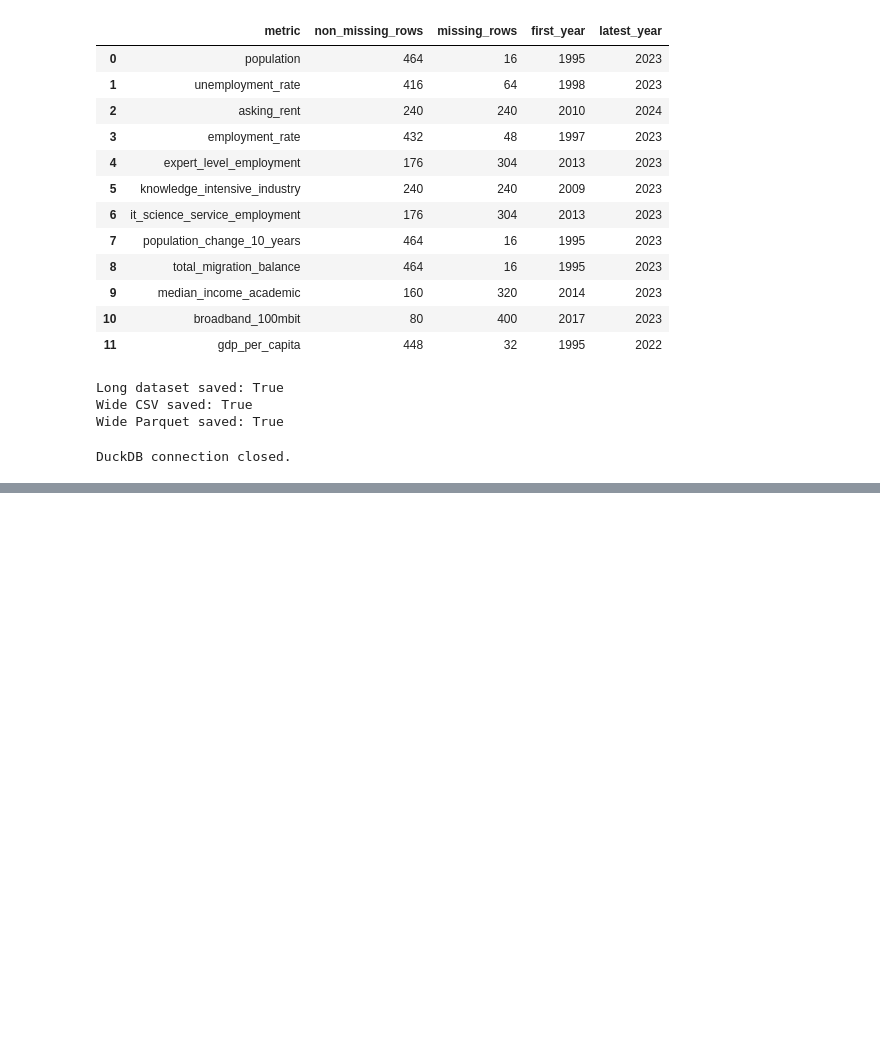
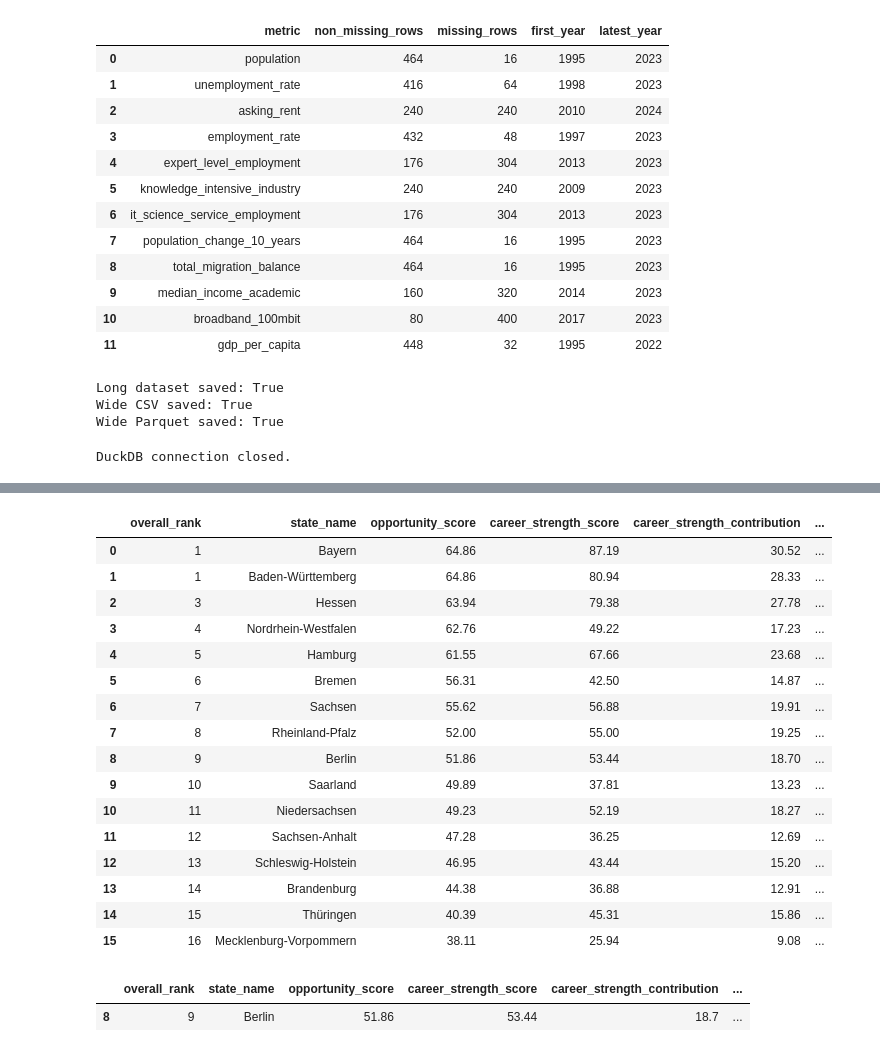
Before and after one commit to maaz2692/datacareer-germany, a Jupyter notebook: notebooks/datacareer_germany_analysis.ipynb, the cells around one changed output, grey strips where cells are left out. Cells and saved outputs as stored; diff of their text form; code cells hidden in the pictures; blank space fills up the shorter version.

```diff
--- a/notebooks/datacareer_germany_analysis.ipynb
+++ b/notebooks/datacareer_germany_analysis.ipynb
@@ -1017,0 +2245,18 @@ DuckDB connection closed.
+# %%
+CATEGORY_LABELS = {
+    "career_strength_score": "Career strength",
+    "affordability_score": "Affordability",
+    "income_economic_score": "Income and economy",
+    "digital_readiness_score": "Digital readiness",
+    "regional_momentum_score": "Regional momentum"
+}
+
+for category, weight in DEFAULT_CATEGORY_WEIGHTS.items():
+    contribution_column = category.replace(
+        "_score",
+        "_contribution"
+    )
+
+    analysis_snapshot[contribution_column] = (
+        analysis_snapshot[category] * weight
+    )
@@ -1017,0 +2292,54 @@ DuckDB connection closed.
+# %%
+ranking_contributions = (
+    analysis_snapshot[
+        [
+            "overall_rank",
+            "state_name",
+            "opportunity_score",
+            "career_strength_score",
+            *contribution_columns
+        ]
+    ]
+    .sort_values(
+        by=[
+            "opportunity_score",
+            "career_strength_score"
+        ],
+        ascending=[
+            False,
+            False
+        ]
+    )
+    .reset_index(drop=True)
+)
+
+display(
+    ranking_contributions.round(2)
+)
+# %% [output]
+|  | overall_rank | state_name | opportunity_score | career_strength_score | career_strength_contribution | ... |
+| 0 | 1 | Bayern | 64.86 | 87.19 | 30.52 | ... |
+| 1 | 1 | Baden-Württemberg | 64.86 | 80.94 | 28.33 | ... |
+| 2 | 3 | Hessen | 63.94 | 79.38 | 27.78 | ... |
+| 3 | 4 | Nordrhein-Westfalen | 62.76 | 49.22 | 17.23 | ... |
+| 4 | 5 | Hamburg | 61.55 | 67.66 | 23.68 | ... |
+| 5 | 6 | Bremen | 56.31 | 42.50 | 14.87 | ... |
+| 6 | 7 | Sachsen | 55.62 | 56.88 | 19.91 | ... |
+| 7 | 8 | Rheinland-Pfalz | 52.00 | 55.00 | 19.25 | ... |
+| 8 | 9 | Berlin | 51.86 | 53.44 | 18.70 | ... |
+| 9 | 10 | Saarland | 49.89 | 37.81 | 13.23 | ... |
+| 10 | 11 | Niedersachsen | 49.23 | 52.19 | 18.27 | ... |
+| 11 | 12 | Sachsen-Anhalt | 47.28 | 36.25 | 12.69 | ... |
+| 12 | 13 | Schleswig-Holstein | 46.95 | 43.44 | 15.20 | ... |
+| 13 | 14 | Brandenburg | 44.38 | 36.88 | 12.91 | ... |
+| 14 | 15 | Thüringen | 40.39 | 45.31 | 15.86 | ... |
+| 15 | 16 | Mecklenburg-Vorpommern | 38.11 | 25.94 | 9.08 | ... |
+# %%
+berlin_contributions = ranking_contributions[
+    ranking_contributions["state_name"] == "Berlin"
+]
+
+display(berlin_contributions.round(2))
+# %% [output]
+|  | overall_rank | state_name | opportunity_score | career_strength_score | career_strength_contribution | ... |
+| 8 | 9 | Berlin | 51.86 | 53.44 | 18.7 | ... |
```
Also changed, not shown: parts of 102 cells of this notebook, 22 other files.
